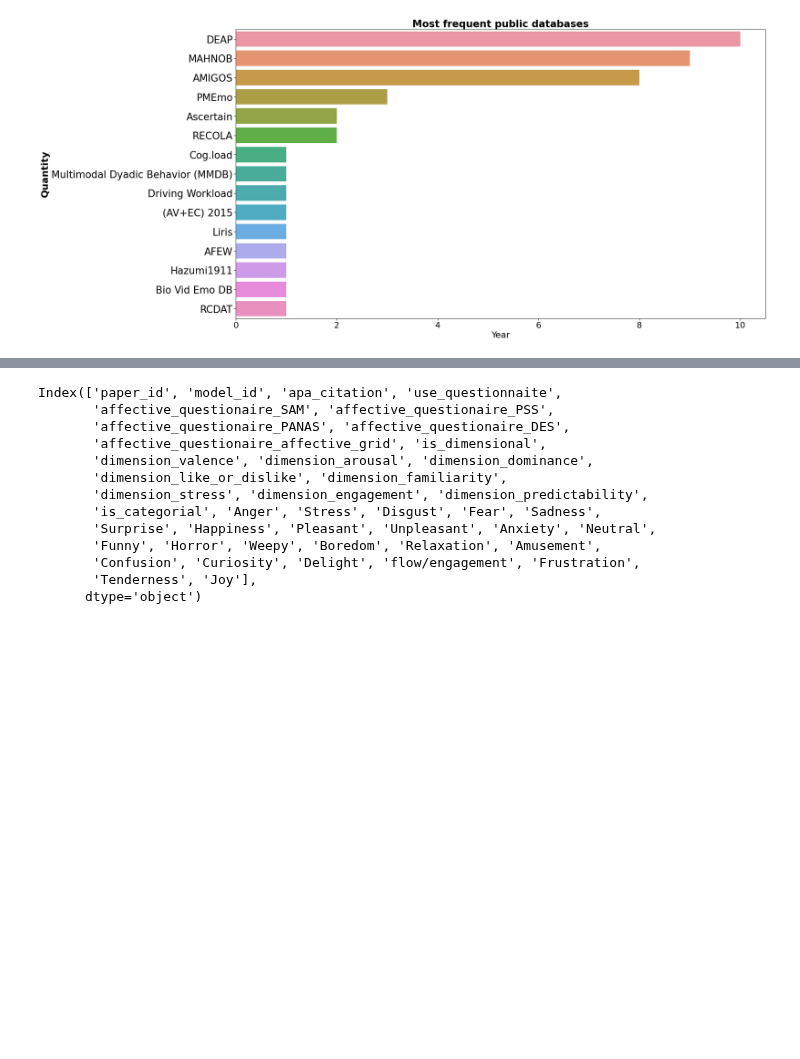
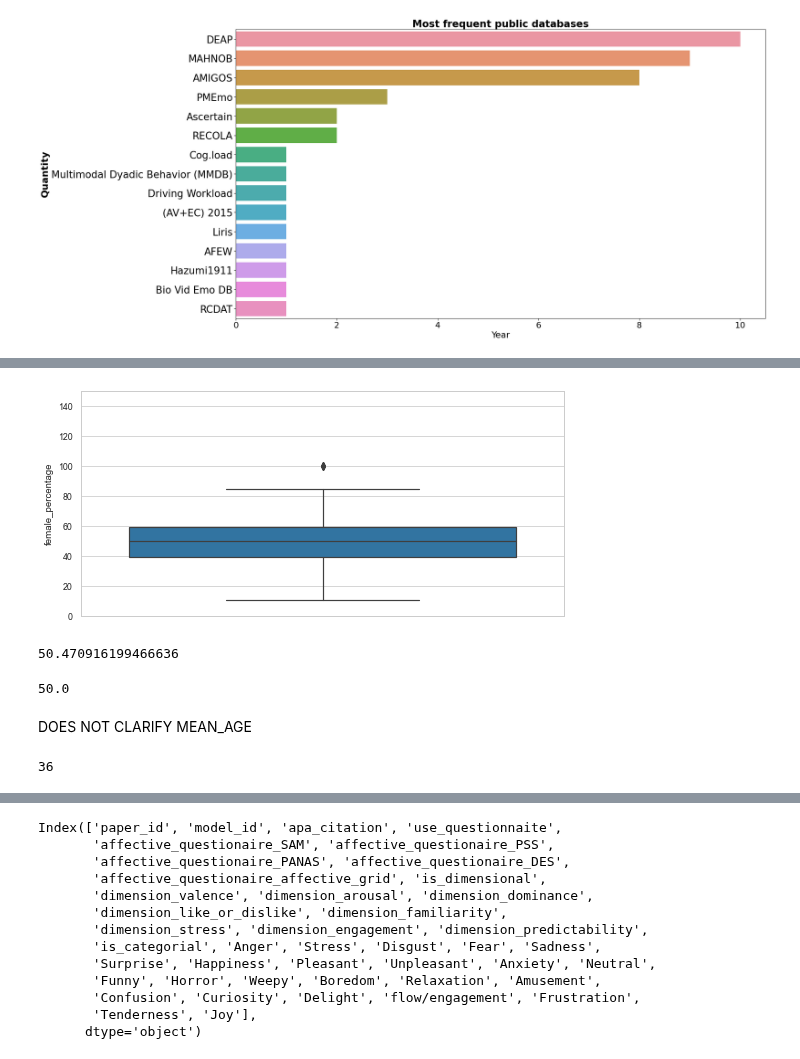
Before and after one commit to tomdamelio/Review_EDA_Emotion_Recognition, a Jupyter notebook: AGUS/agus_analysis.ipynb, the cells around one changed output, grey strips where cells are left out. Drawn from its saved outputs; the diff is of its cells as text; code cells hidden in the pictures; blank space fills up the shorter version.

```diff
--- a/AGUS/agus_analysis.ipynb
+++ b/AGUS/agus_analysis.ipynb
@@ -916,0 +1071,10 @@ plt.show()
+# %%
+#Me quedo solo con las que aclaran female
+female_participants_n = participants_n[participants_n['n_female']!= '-']
+
+
+# CHANGE DTYPE
+female_participants_n['n_female'] = female_participants_n['n_female'].astype('int')
+
+#Caclulate percentage
+female_participants_n['female_percentage'] = (female_participants_n['n_female'] *100)/female_participants_n['N']
@@ -916,0 +1108,19 @@ plt.show()
+# %%
+from matplotlib import pyplot as plt
+import seaborn as sns
+plt.rcParams["figure.figsize"] = [7.50, 3.50]
+plt.rcParams["figure.autolayout"] = True
+sns.set_style("whitegrid")
+ax = sns.boxplot( y="female_percentage", data=female_participants_n)
+plt.ylim(0, 150)
+plt.show()
+# %% [output]
+[figure, added]
+# %%
+female_participants_n['female_percentage'].mean()
+# %% [output]
+50.470916199466636
+# %%
+female_participants_n['female_percentage'].median()
+# %% [output]
+50.0
@@ -916,0 +1130,6 @@ plt.show()
+# %% [markdown]
+DOES NOT CLARIFY MEAN_AGE
+# %%
+len(mean_participants[mean_participants['mean_age'] == '-'])
+# %% [output]
+36
```
Also changed, not shown: parts of 32 cells of this notebook, 1 other file.
